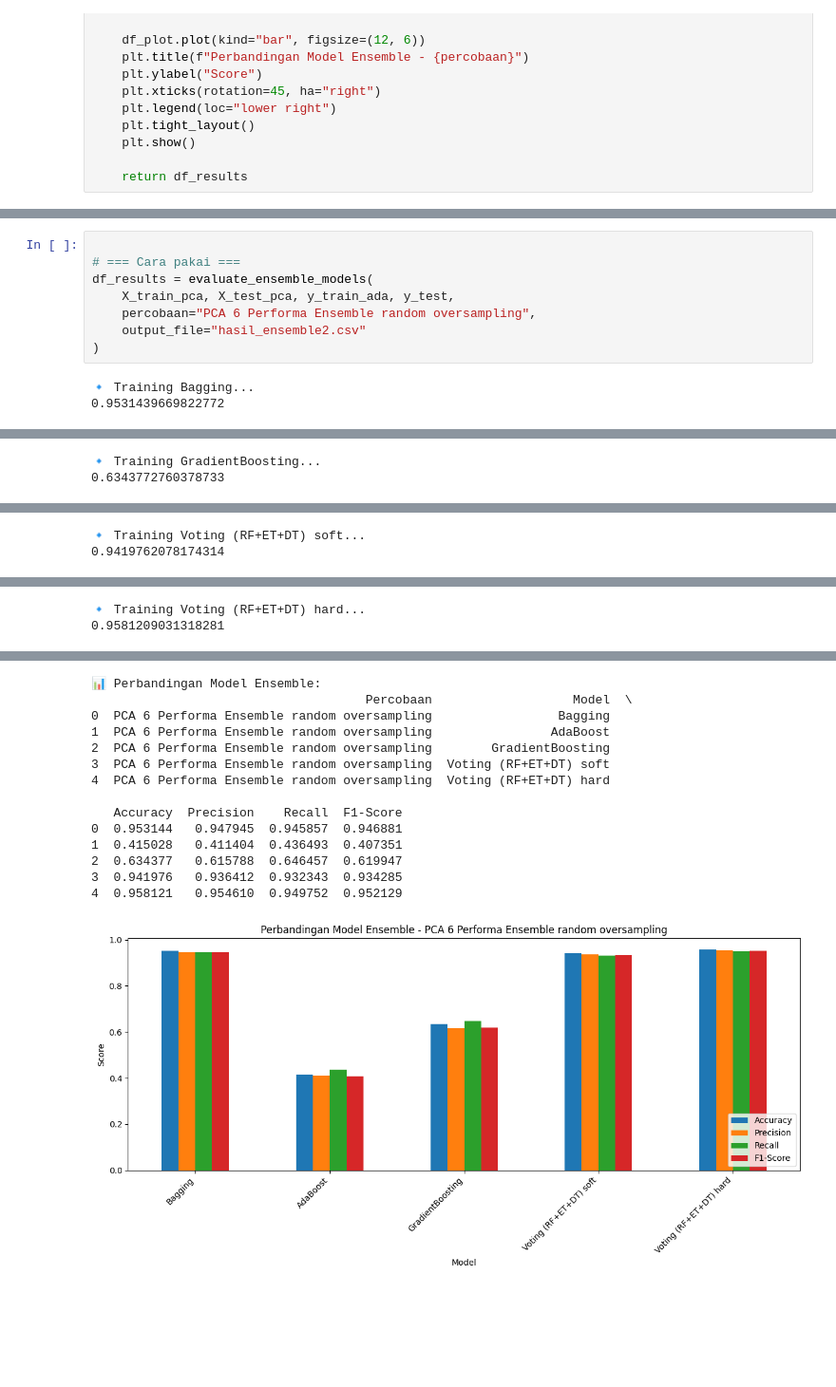
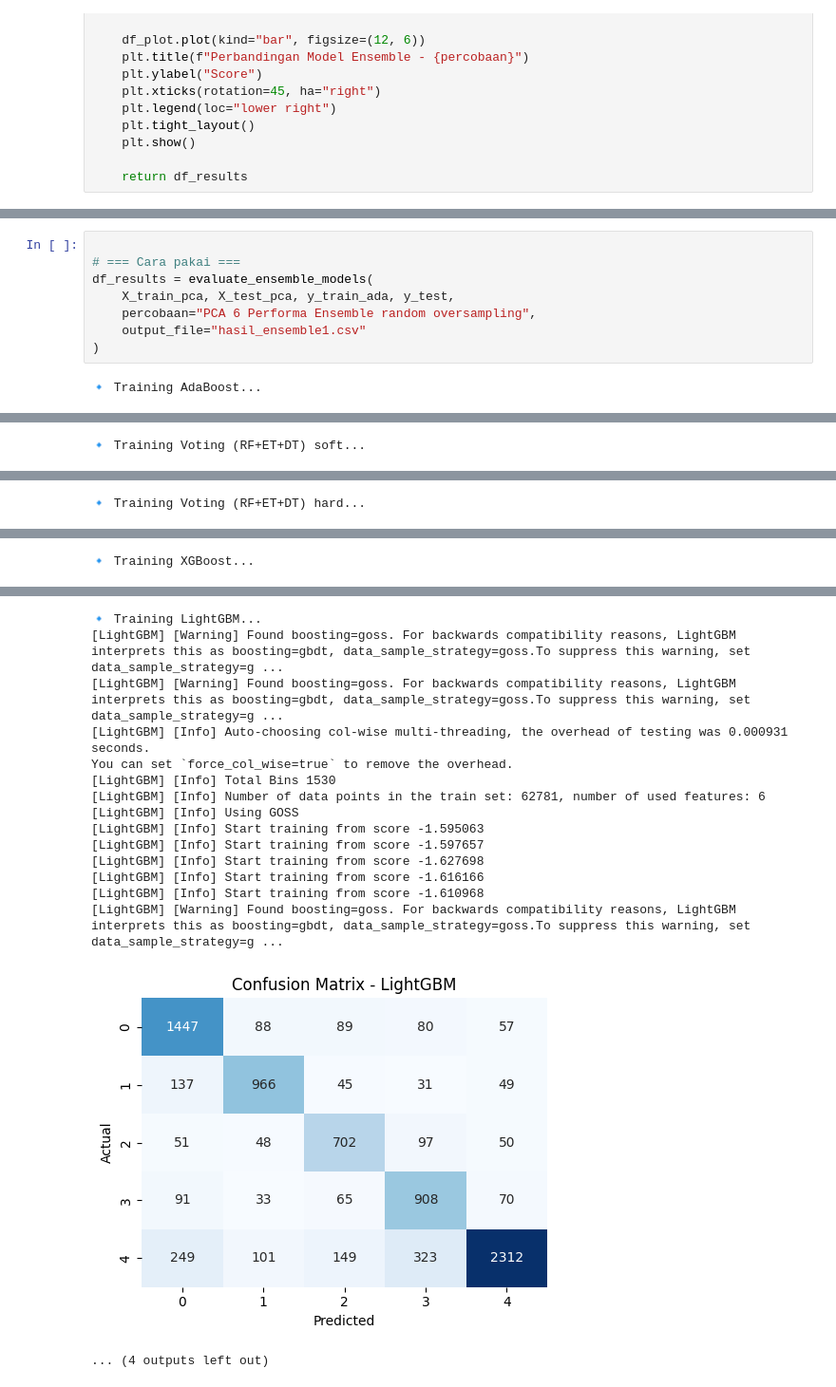
Before and after one commit to RyanGA09/DataMiningAirQuality, a Jupyter notebook: noutlier/Dataoversamplingadasyn/Ensemble/notebookadasyn.ipynb, the cells around one changed output, grey strips where cells are left out. Shown at 95% size. Drawn from its saved outputs; the diff is of its cells as text; blank space fills up the shorter version.

Commit message:
data bar adsyn

```diff
--- a/noutlier/Dataoversamplingadasyn/Ensemble/notebookadasyn.ipynb
+++ b/noutlier/Dataoversamplingadasyn/Ensemble/notebookadasyn.ipynb
@@ -652,8 +713,7 @@ Shape test PCA: (8238, 6)
 df_results = evaluate_ensemble_models(
     X_train_pca, X_test_pca, y_train_ada, y_test,
     percobaan="PCA 6 Performa Ensemble random oversampling",
-    output_file="hasil_ensemble2.csv"
+    output_file="hasil_ensemble1.csv"
 )
 # %% [output]
-🔹 Training Bagging...
-0.9531439669822772
+🔹 Training AdaBoost...
@@ -664,2 +723 @@ df_results = evaluate_ensemble_models(
-🔹 Training GradientBoosting...
-0.6343772760378733
+🔹 Training Voting (RF+ET+DT) soft...
@@ -667,2 +725 @@ df_results = evaluate_ensemble_models(
-🔹 Training Voting (RF+ET+DT) soft...
-0.9419762078174314
+🔹 Training Voting (RF+ET+DT) hard...
@@ -670,2 +727 @@ df_results = evaluate_ensemble_models(
-🔹 Training Voting (RF+ET+DT) hard...
-0.9581209031318281
+🔹 Training XGBoost...
@@ -673,18 +729,19 @@ df_results = evaluate_ensemble_models(
-📊 Perbandingan Model Ensemble:
-                                     Percobaan                   Model  \
-0  PCA 6 Performa Ensemble random oversampling                 Bagging
-1  PCA 6 Performa Ensemble random oversampling                AdaBoost
-2  PCA 6 Performa Ensemble random oversampling        GradientBoosting
-3  PCA 6 Performa Ensemble random oversampling  Voting (RF+ET+DT) soft
-4  PCA 6 Performa Ensemble random oversampling  Voting (RF+ET+DT) hard
-
-   Accuracy  Precision    Recall  F1-Score
-0  0.953144   0.947945  0.945857  0.946881
-1  0.415028   0.411404  0.436493  0.407351
-2  0.634377   0.615788  0.646457  0.619947
-3  0.941976   0.936412  0.932343  0.934285
-4  0.958121   0.954610  0.949752  0.952129
+🔹 Training LightGBM...
+[LightGBM] [Warning] Found boosting=goss. For backwards compatibility reasons, LightGBM interprets this as boosting=gbdt, data_sample_strategy=goss.To suppress this warning, set data_sample_strategy=g ...
+[LightGBM] [Warning] Found boosting=goss. For backwards compatibility reasons, LightGBM interprets this as boosting=gbdt, data_sample_strategy=goss.To suppress this warning, set data_sample_strategy=g ...
+[LightGBM] [Info] Auto-choosing col-wise multi-threading, the overhead of testing was 0.000931 seconds.
+You can set `force_col_wise=true` to remove the overhead.
+[LightGBM] [Info] Total Bins 1530
+[LightGBM] [Info] Number of data points in the train set: 62781, number of used features: 6
+[LightGBM] [Info] Using GOSS
+[LightGBM] [Info] Start training from score -1.595063
+[LightGBM] [Info] Start training from score -1.597657
+[LightGBM] [Info] Start training from score -1.627698
+[LightGBM] [Info] Start training from score -1.616166
+[LightGBM] [Info] Start training from score -1.610968
+[LightGBM] [Warning] Found boosting=goss. For backwards compatibility reasons, LightGBM interprets this as boosting=gbdt, data_sample_strategy=goss.To suppress this warning, set data_sample_strategy=g ...
-[figure, old version]
+[figure, new version]
+... (4 outputs left out)
 # %%
 from sklearn.decomposition import PCA
 
```
Also changed, not shown: parts of 10 cells of this notebook, 5 other files.
